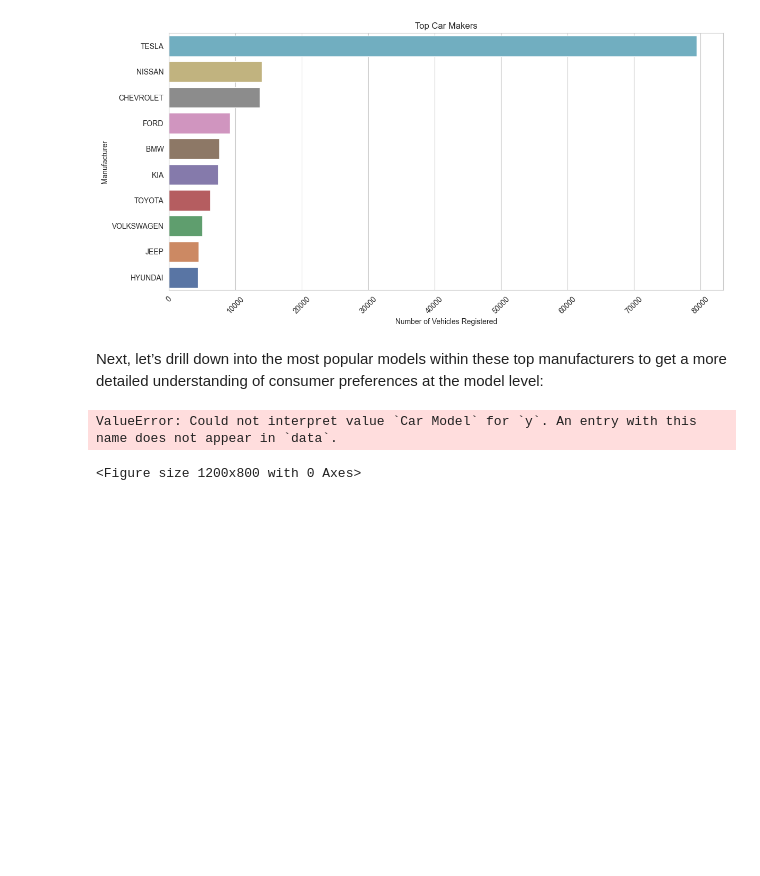
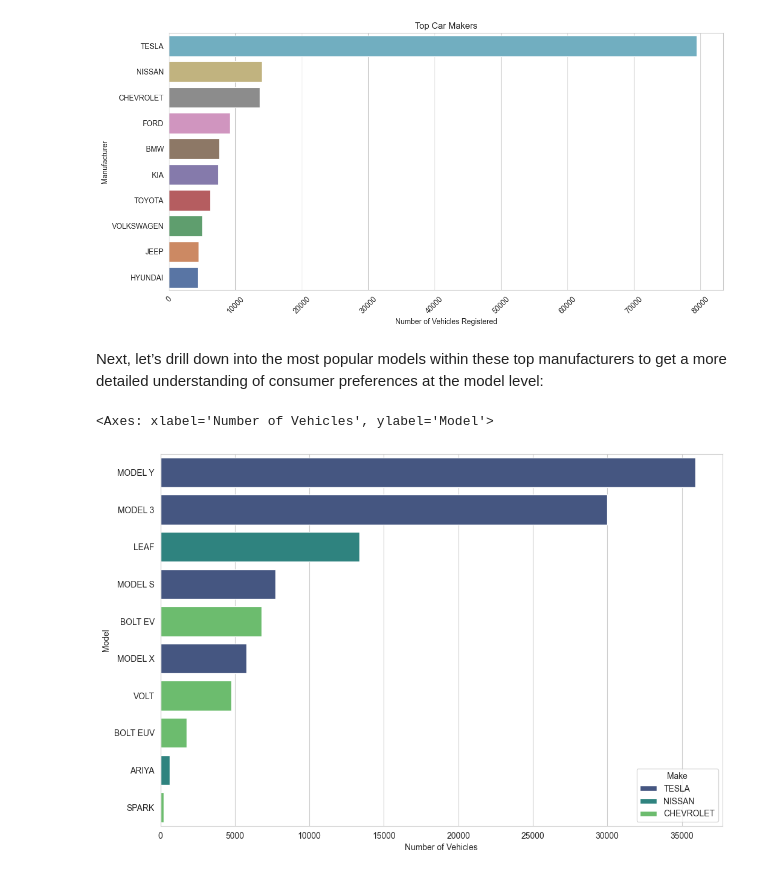
Before and after one commit to errosal/Electric-Vehicles-Market-Size-Analysis, a Jupyter notebook: EV-Market.ipynb, the cells around one changed output. Drawn from its saved outputs; the diff is of its cells as text; code cells hidden in the pictures; blank space fills up the shorter version.

```diff
--- a/EV-Market.ipynb
+++ b/EV-Market.ipynb
@@ -237,27 +243,37 @@ plt.show()
 [figure]
 # %% [markdown]
 Next, let’s drill down into the most popular models within these top manufacturers to get a more detailed understanding of consumer preferences at the model level:
-# %%
-# Top Manufacturers / Make
-
-car_makers = ev_data['Make'].value_counts().head(3).index
-
-# First filter / create the Data Set
-
-sort_models_by_make = ev_data[ev_data['Make'].isin(car_makers)]
-
-#Sort Top Models within Manufacturer
-
-top_models = sort_models_by_make.groupby(['Make', 'Model']).size().sort_values(ascending=False).reset_index(name='Number of Vehicles')
-
-#Limit to top 10, the sort_value method used before already organized descending
-top_models_10 = top_models.head(10)
-
-#Plotting
-
-plt.figure(figsize=(12,8))
-sns.barplot(x ='Number of Vehicles', y = 'Car Model', hue = 'Make', data=top_models_10, palette='dark')
-sns.barplot(x='Number of Vehicles', y='Model', hue='Make', data=top_models, palette="viridi")
-# %% [output]
-ValueError: Could not interpret value `Car Model` for `y`. An entry with this name does not appear in `data`.
-<Figure size 1200x800 with 0 Axes>
+# %%
+# Top Manufacturers / Make
+
+# Count the occurrences of each car maker and select the top 3
+car_makers = ev_data['Make'].value_counts().head(3).index
+
+# Filter the dataset to include only data for the top car makers
+sort_models_by_make = ev_data[ev_data['Make'].isin(car_makers)]
+
+# Group the data by car maker and model, and count the number of vehicles for each combination
+top_models = sort_models_by_make.groupby(['Make', 'Model']).size().sort_values(ascending=False).reset_index(name='Number of Vehicles')
+
+# Select the top 10 models by the number of vehicles registered
+top_models_10 = top_models.head(10)
+
+# Plotting
+plt.figure(figsize=(12,8))
+# Create a bar plot showing the top 10 models within the top car makers
+# Using barplot() to create a bar plot with models on the y-axis, number of vehicles on the x-axis, and hue for car maker differentiation
+sns.barplot(x='Number of Vehicles', y='Model', hue='Make', data=top_models_10, palette="viridis")
+
+
+# value_counts(): This method counts the occurrences of each car maker in the dataset, allowing us to identify the most common manufacturers.
+# head(3): By using this method, we select the top 3 car makers based on the count obtained in the previous step, focusing our analysis on the most prominent manufacturers.
+# isin(): We apply this method to filter the dataset and include only the data corresponding to the top car makers identified earlier, refining our analysis to relevant manufacturers.
+# groupby(): This method allows us to group the filtered data by both car maker and model, enabling us to analyze the distribution of vehicle models within each manufacturer.
+# size(): Applied within the groupby() operation, this method counts the number of vehicles for each combination of car maker and model.
+# sort_values(): After grouping and counting the data, we use this method to sort the results in descending order based on the number of vehicles registered for each model within the top car makers.
+# reset_index(): This method resets the index of the DataFrame and assigns a new name to the column containing the counts, ensuring a clean structure for further analysis.
+# head(10): Finally, we select the top 10 models within the top car makers to focus our visualization on the most popular models.
+# sns.barplot(): Using Seaborn's barplot() function, we create a bar plot to visualize the distribution of the top 10 vehicle models across different manufacturers. The hue parameter is utilized to differentiate between car makers, providing additional insights into the data.
+# %% [output]
+<Axes: xlabel='Number of Vehicles', ylabel='Model'>
+[figure, added]
```
Also changed, not shown: parts of 12 cells of this notebook.
